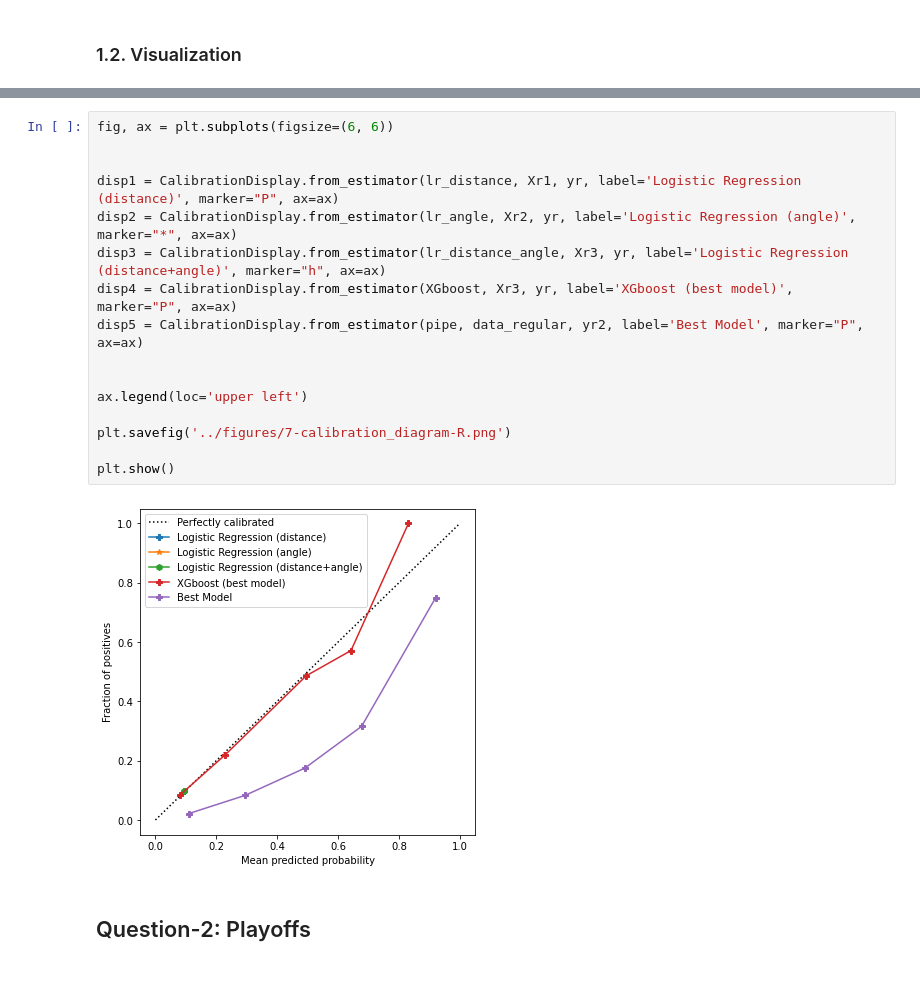
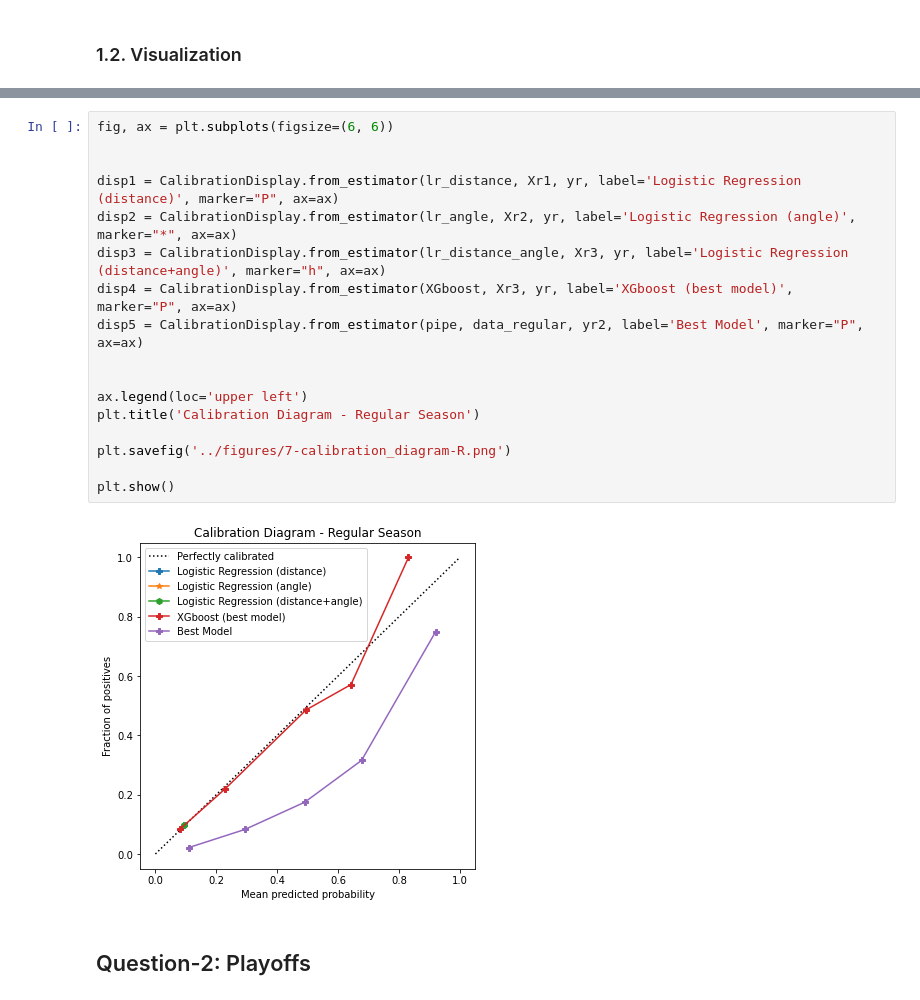
Before and after one commit to sorinmuchi/IFT6758, a Jupyter notebook: notebooks/7-EvaluateOnTestSet.ipynb, the cells around one changed output, grey strips where cells are left out. Saved outputs shown, nothing was run; the diff lists cells and outputs as text.

```diff
--- a/notebooks/7-EvaluateOnTestSet.ipynb
+++ b/notebooks/7-EvaluateOnTestSet.ipynb
@@ -408,21 +409,22 @@ plt.show()
 # %%
 fig, ax = plt.subplots(figsize=(6, 6))
 
 
 disp1 = CalibrationDisplay.from_estimator(lr_distance, Xr1, yr, label='Logistic Regression (distance)', marker="P", ax=ax)
 disp2 = CalibrationDisplay.from_estimator(lr_angle, Xr2, yr, label='Logistic Regression (angle)', marker="*", ax=ax)
 disp3 = CalibrationDisplay.from_estimator(lr_distance_angle, Xr3, yr, label='Logistic Regression (distance+angle)', marker="h", ax=ax)
 disp4 = CalibrationDisplay.from_estimator(XGboost, Xr3, yr, label='XGboost (best model)', marker="P", ax=ax)
 disp5 = CalibrationDisplay.from_estimator(pipe, data_regular, yr2, label='Best Model', marker="P", ax=ax)
 
 
 ax.legend(loc='upper left')
+plt.title('Calibration Diagram - Regular Season')
 
 plt.savefig('../figures/7-calibration_diagram-R.png')
 
 plt.show()
 # %% [output]
-[figure, old version]
+[figure, new version]
 # %% [markdown]
 ## Question-2: Playoffs
 # %% [markdown]
```
Also changed, not shown: parts of 8 cells of this notebook, 13 other files.
